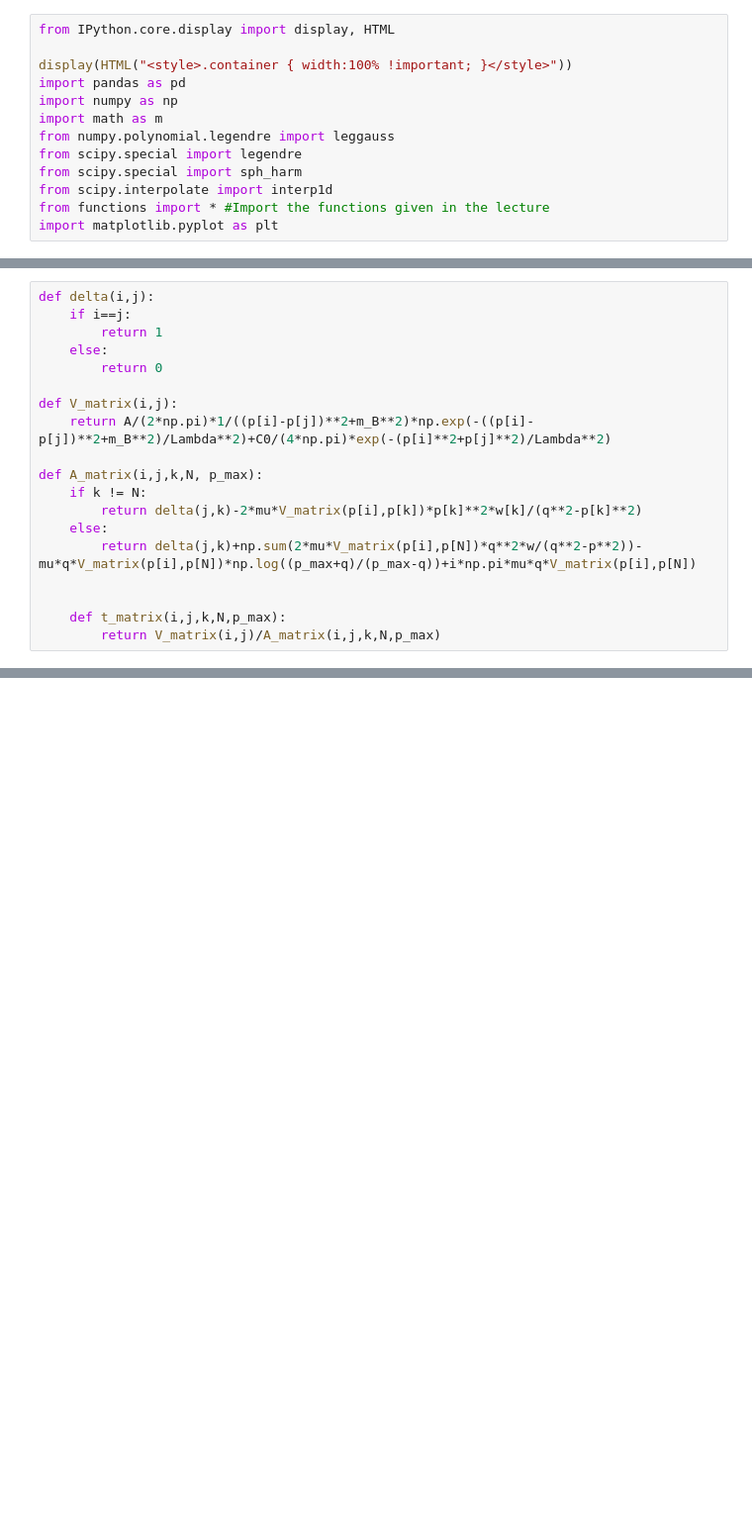
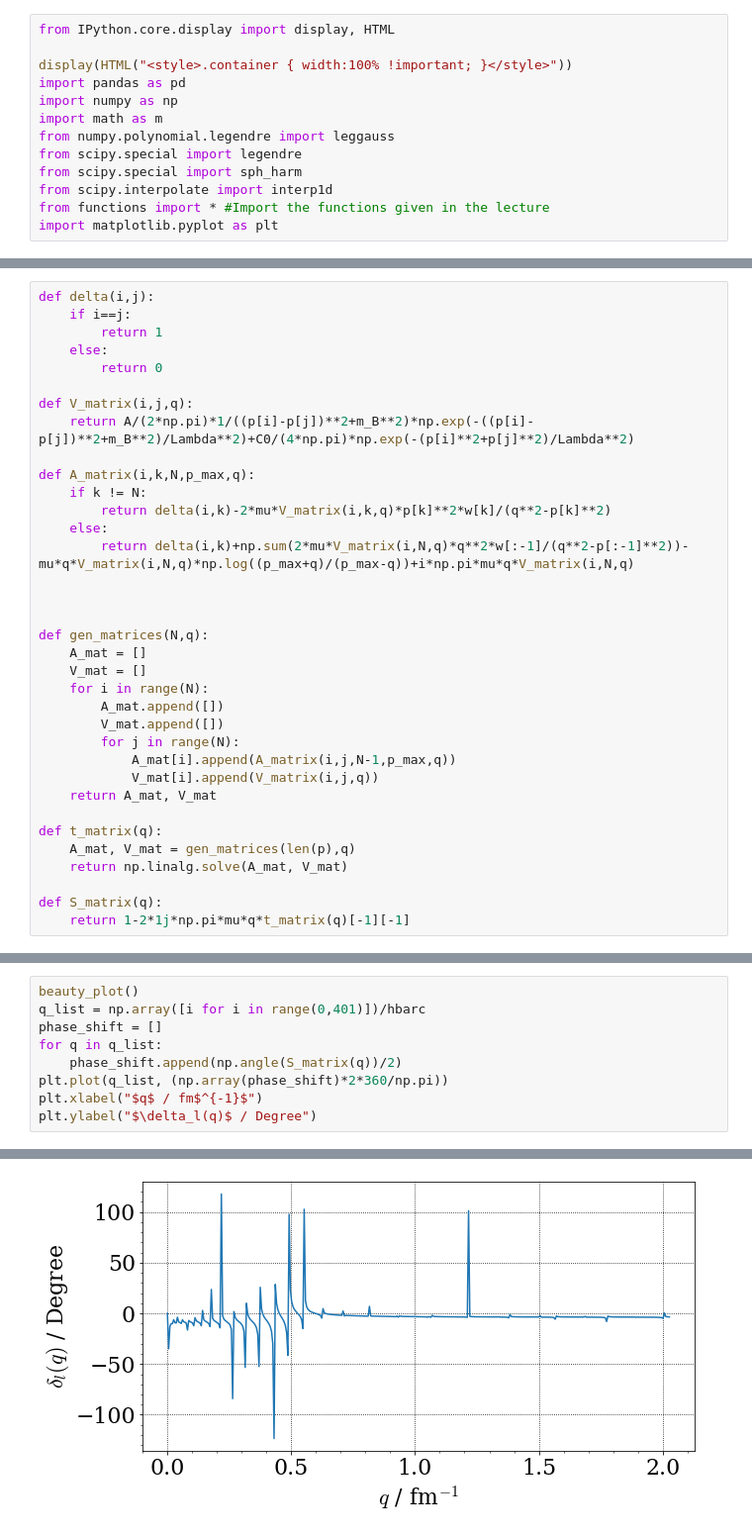
Before and after one commit to dschuechter/physics760_schuechter_krause, a Jupyter notebook: Exercise07/exercise_07.ipynb, the cells around one changed output, grey strips where cells are left out. Shown: that part at 99% size. Saved outputs shown, nothing was run; the diff lists cells and outputs as text; blank space fills up the shorter version.

```diff
--- a/Exercise07/exercise_07.ipynb
+++ b/Exercise07/exercise_07.ipynb
@@ -33,15 +37,31 @@ def delta(i,j):
     else:
         return 0
 
-def V_matrix(i,j):
-    return A/(2*np.pi)*1/((p[i]-p[j])**2+m_B**2)*np.exp(-((p[i]-p[j])**2+m_B**2)/Lambda**2)+C0/(4*np.pi)*exp(-(p[i]**2+p[j]**2)/Lambda**2)
+def V_matrix(i,j,q):
+    return A/(2*np.pi)*1/((p[i]-p[j])**2+m_B**2)*np.exp(-((p[i]-p[j])**2+m_B**2)/Lambda**2)+C0/(4*np.pi)*np.exp(-(p[i]**2+p[j]**2)/Lambda**2)
 
-def A_matrix(i,j,k,N, p_max):
+def A_matrix(i,k,N,p_max,q):
     if k != N:
-        return delta(j,k)-2*mu*V_matrix(p[i],p[k])*p[k]**2*w[k]/(q**2-p[k]**2)
+        return delta(i,k)-2*mu*V_matrix(i,k,q)*p[k]**2*w[k]/(q**2-p[k]**2)
     else:
-        return delta(j,k)+np.sum(2*mu*V_matrix(p[i],p[N])*q**2*w/(q**2-p**2))-mu*q*V_matrix(p[i],p[N])*np.log((p_max+q)/(p_max-q))+i*np.pi*mu*q*V_matrix(p[i],p[N])
+        return delta(i,k)+np.sum(2*mu*V_matrix(i,N,q)*q**2*w[:-1]/(q**2-p[:-1]**2))-mu*q*V_matrix(i,N,q)*np.log((p_max+q)/(p_max-q))+i*np.pi*mu*q*V_matrix(i,N,q)
 
 
-    def t_matrix(i,j,k,N,p_max):
-        return V_matrix(i,j)/A_matrix(i,j,k,N,p_max)
+
+def gen_matrices(N,q):
+    A_mat = []
+    V_mat = []
+    for i in range(N):
+        A_mat.append([])
+        V_mat.append([])
+        for j in range(N):
+            A_mat[i].append(A_matrix(i,j,N-1,p_max,q))
+            V_mat[i].append(V_matrix(i,j,q))
+    return A_mat, V_mat
+
+def t_matrix(q):
+    A_mat, V_mat = gen_matrices(len(p),q)
+    return np.linalg.solve(A_mat, V_mat)
+
+def S_matrix(q):
+    return 1-2*1j*np.pi*mu*q*t_matrix(q)[-1][-1]
@@ -47,0 +77,10 @@ def A_matrix(i,j,k,N, p_max):
+# %%
+beauty_plot()
+q_list = np.array([i for i in range(0,401)])/hbarc
+phase_shift = []
+for q in q_list:
+    phase_shift.append(np.angle(S_matrix(q))/2)
+plt.plot(q_list, (np.array(phase_shift)*2*360/np.pi))
+plt.xlabel("$q$ / fm$^{-1}$")
+plt.ylabel("$\delta_l(q)$ / Degree")
+# %% [output]
@@ -47,0 +88 @@ def A_matrix(i,j,k,N, p_max):
+[figure, added]
```
Also changed, not shown: parts of 5 cells of this notebook.
